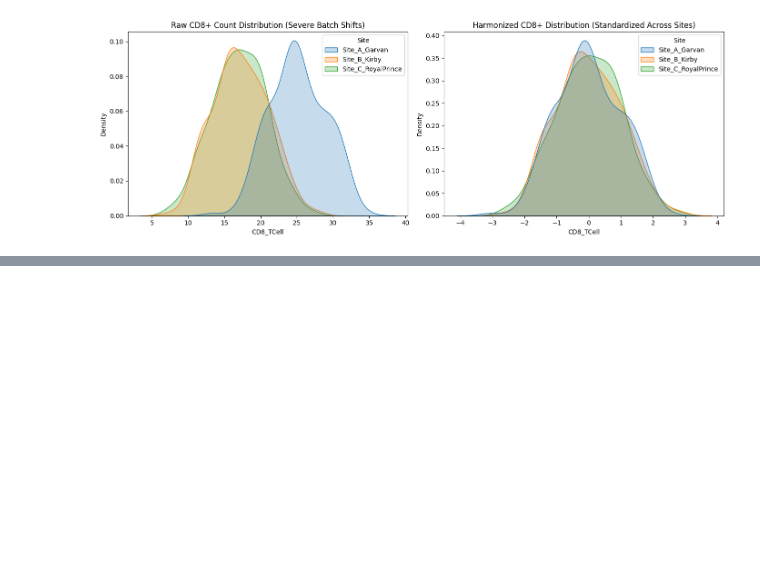
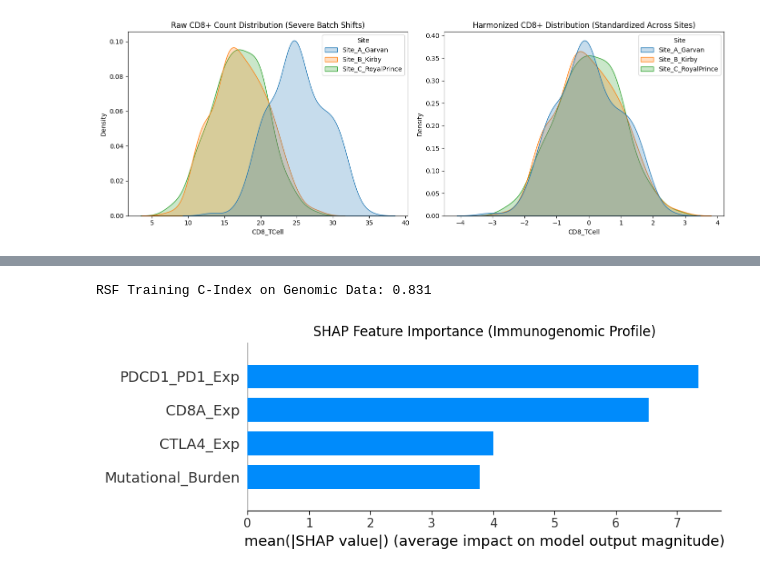
Before and after one commit to saradindu-chaudhuri/Immunotherapy_Survival_ML, a Jupyter notebook: Cohort_Generation_&_Baseline_Cox_Model.ipynb, the cells around one changed output, grey strips where cells are left out. Saved outputs shown, nothing was run; the diff lists cells and outputs as text; code cells hidden in the pictures; blank space fills up the shorter version.

```diff
--- a/Cohort_Generation_&_Baseline_Cox_Model.ipynb
+++ b/Cohort_Generation_&_Baseline_Cox_Model.ipynb
@@ -332,0 +429,42 @@ Responder Prediction AUC (Within-Site Harmonized): 0.958
+# %%
+import shap
+import numpy as np
+import pandas as pd
+import matplotlib.pyplot as plt
+from sksurv.ensemble import RandomSurvivalForest
+
+# 1. Format Structured Array for scikit-survival
+y_real = np.array(
+    list(zip(df_real['Vital_Status'].astype(bool), df_real['OS_Months'])),
+    dtype=[('Status', '?'), ('Survival_in_months', '<f8')]
+)
+
+X_real = df_real[['CD8A_Exp', 'PDCD1_PD1_Exp', 'CTLA4_Exp', 'Mutational_Burden']]
+
+# 2. Train Random Survival Forest
+rsf_real = RandomSurvivalForest(n_estimators=100, min_samples_split=10, min_samples_leaf=5, random_state=42)
+rsf_real.fit(X_real, y_real)
+
+print(f"RSF Training C-Index on Genomic Data: {rsf_real.score(X_real, y_real):.3f}")
+
+# 3. Compute SHAP Values using shap.Explainer (more general)
+# Use a representative background dataset for KernelExplainer, which shap.Explainer will likely use.
+# Set max_samples to the full size of X_real to avoid subsampling and ensure all samples are considered.
+background_data = shap.maskers.Independent(X_real, max_samples=X_real.shape[0])
+explainer = shap.Explainer(rsf_real.predict, background_data)
+
+# Compute SHAP values for X_real
+shap_values_explanation = explainer(X_real)
+
+# The values needed for plotting are in .values attribute of the Explanation object.
+shap_vals_to_plot = shap_values_explanation.values
+
+# 4. Plot SHAP Summary
+plt.figure(figsize=(8, 4.5))
+shap.summary_plot(shap_vals_to_plot, X_real, plot_type="bar", show=False)
+plt.title("SHAP Feature Importance (Immunogenomic Profile)", fontsize=12)
+plt.tight_layout()
+plt.show()
+# %% [output]
+RSF Training C-Index on Genomic Data: 0.831
+[figure, added]
```
Also changed, not shown: parts of 7 cells of this notebook.
